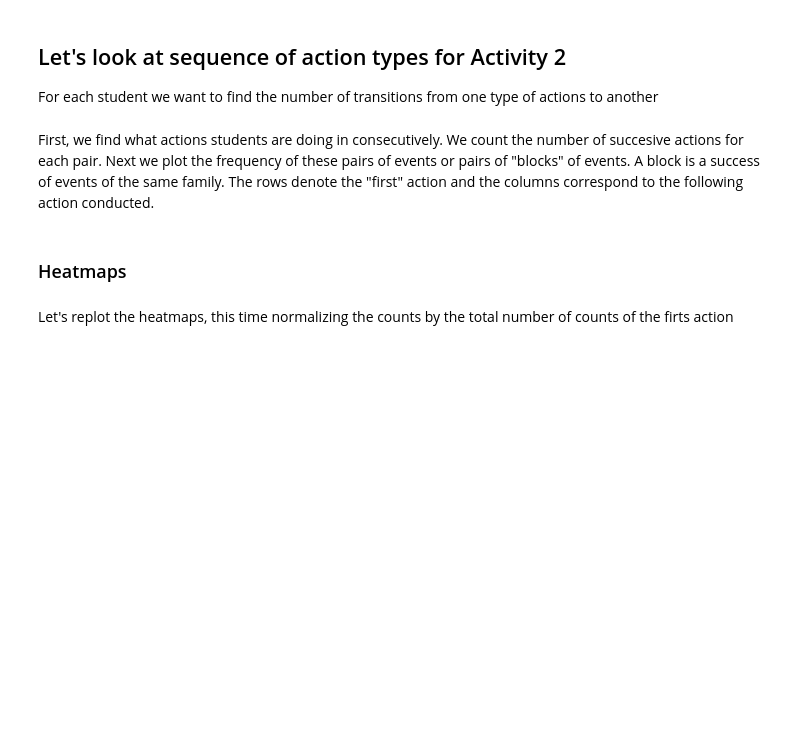
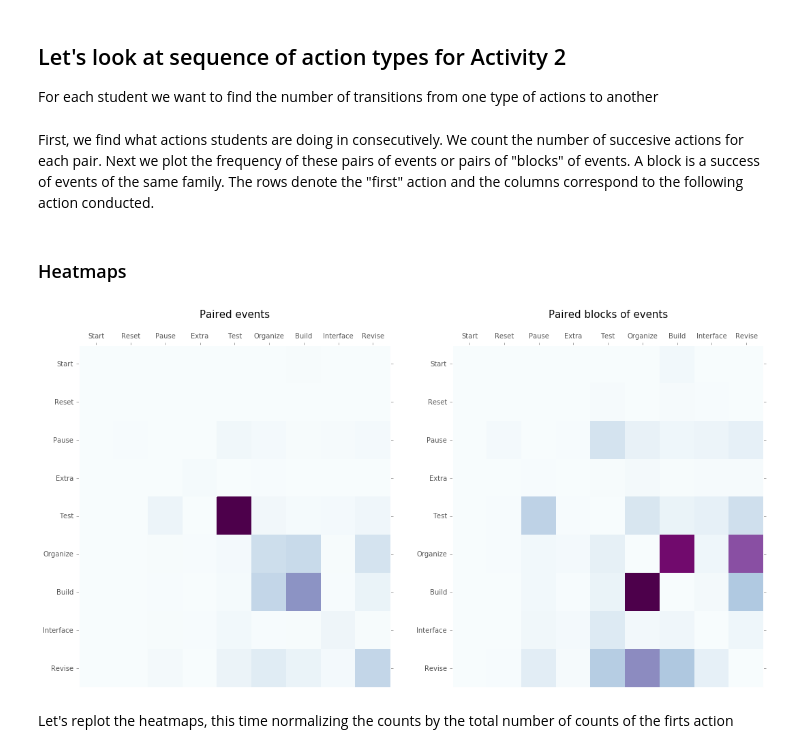
Before and after one commit to sperez8/Phet-log-analyzer, a Jupyter notebook: cck/general_analysys.ipynb, the cells around one changed output. Cells and saved outputs as stored; diff of their text form; code cells hidden in the pictures; blank space fills up the shorter version.

Commit message:
Compared sequences from different student groups

```diff
--- a/cck/general_analysys.ipynb
+++ b/cck/general_analysys.ipynb
@@ -252,16 +252,19 @@ Next we plot the frequency of these pairs of events or pairs of "blocks" of even
 # %% [markdown]
 ### Heatmaps
 # %%
-sequences = get_sequence(get_students())
+df2 = df[df['Activity']=="a2"]
+sequences = get_sequence(df2,get_students())
 df_actions = get_action_pairs(sequences,normalize=False)
 df_actions_blocks = get_action_pairs_blocks(sequences,normalize=False)
 
 fig, axs = plt.subplots(nrows=1,ncols=2,figsize=(18,9))
 ax = axs[0]
 plot_heatmap(df_actions, ax, "Paired events")
 ax = axs[1]
 plot_heatmap(df_actions_blocks,ax, "Paired blocks of events")
 plt.show()
+# %% [output]
+[figure, added]
 # %% [markdown]
 Let's replot the heatmaps, this time normalizing the counts by the total number of counts of the firts action
 # %%
```
Also changed, not shown: parts of 4 cells of this notebook, 2 other files.
